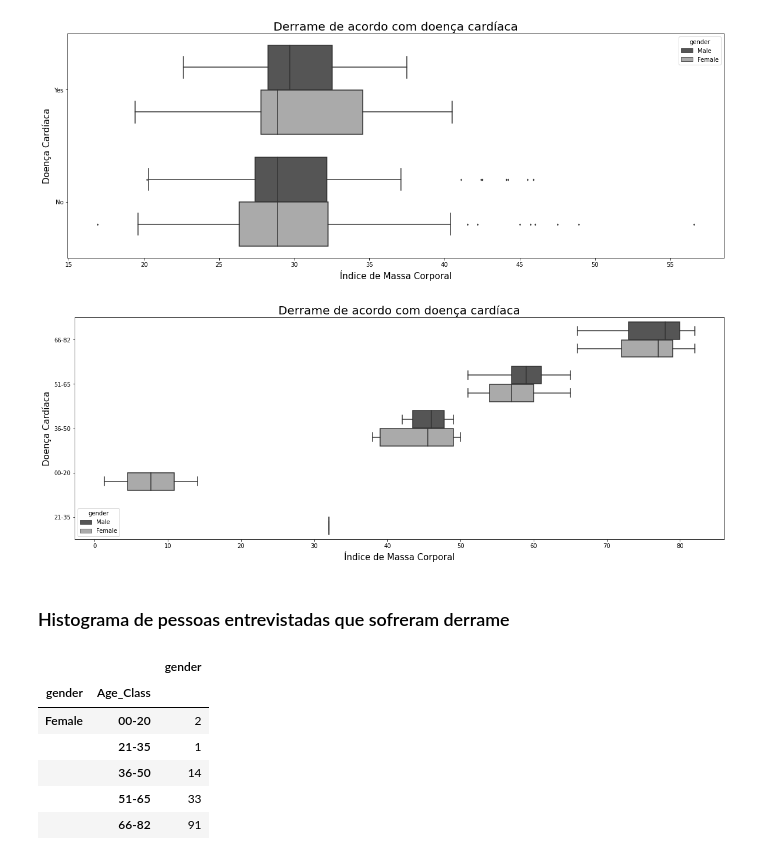
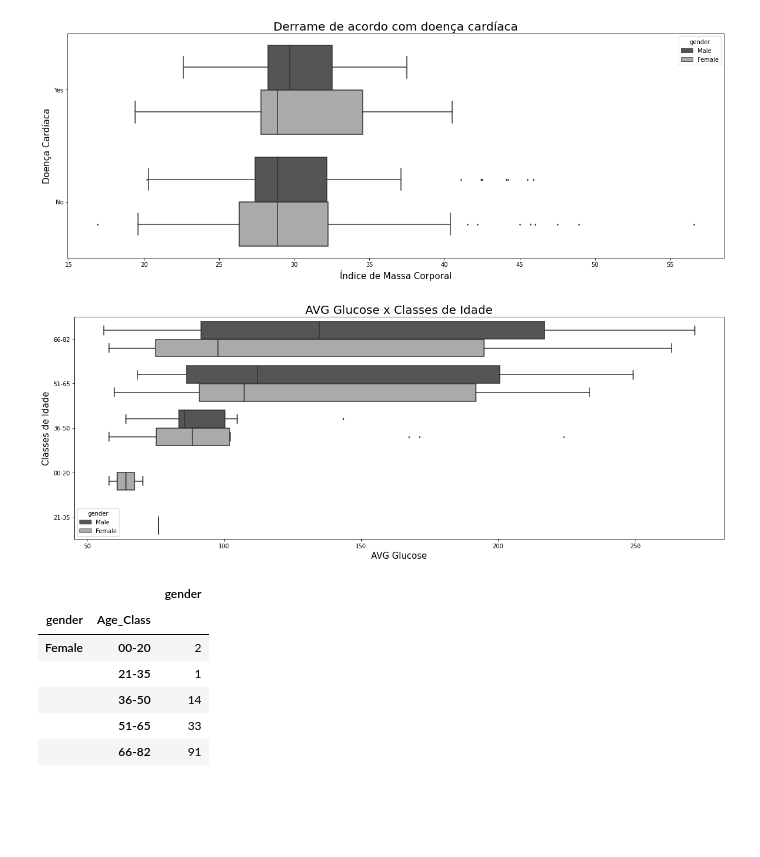
Before and after one commit to FelipeGBarreto/Projects, a Jupyter notebook: Stroker_Analysis.ipynb, the cells around one changed output. Saved outputs shown, nothing was run; the diff lists cells and outputs as text; code cells hidden in the pictures; blank space fills up the shorter version.

```diff
--- a/Stroker_Analysis.ipynb
+++ b/Stroker_Analysis.ipynb
@@ -351,14 +351,12 @@ ax.set_ylabel("Doença Cardíaca", fontsize=15);
 [figure]
 # %%
 plt.figure(figsize=(20,7))
-ax = sns.boxplot(x='age', y='Age_Class',data=df[df.stroke=="Yes"], orient='h', hue='gender', palette='gray',fliersize=2)
-ax.set_title("Derrame de acordo com doença cardíaca", fontsize=20)
-ax.set_xlabel("Índice de Massa Corporal", fontsize=15)
-ax.set_ylabel("Doença Cardíaca", fontsize=15);
+ax = sns.boxplot(x='avg_glucose_level', y='Age_Class',data=df[df.stroke=="Yes"], orient='h', hue='gender', palette='gray',fliersize=2)
+ax.set_title("AVG Glucose x Classes de Idade", fontsize=20)
+ax.set_xlabel("AVG Glucose", fontsize=15)
+ax.set_ylabel("Classes de Idade", fontsize=15);
 # %% [output]
-[figure, old version]
+[figure, new version]
-# %% [markdown]
-### Histograma de pessoas entrevistadas que sofreram derrame
 # %%
 df[df.stroke=="Yes"].groupby(["gender","Age_Class"])[["gender"]].count()
 # %% [output]
```
Also changed, not shown: parts of 1 cell of this notebook.
